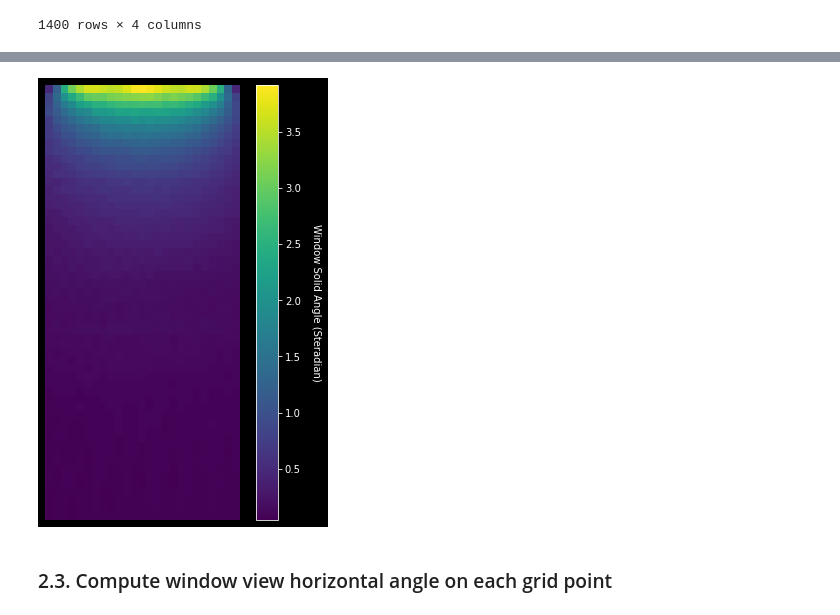
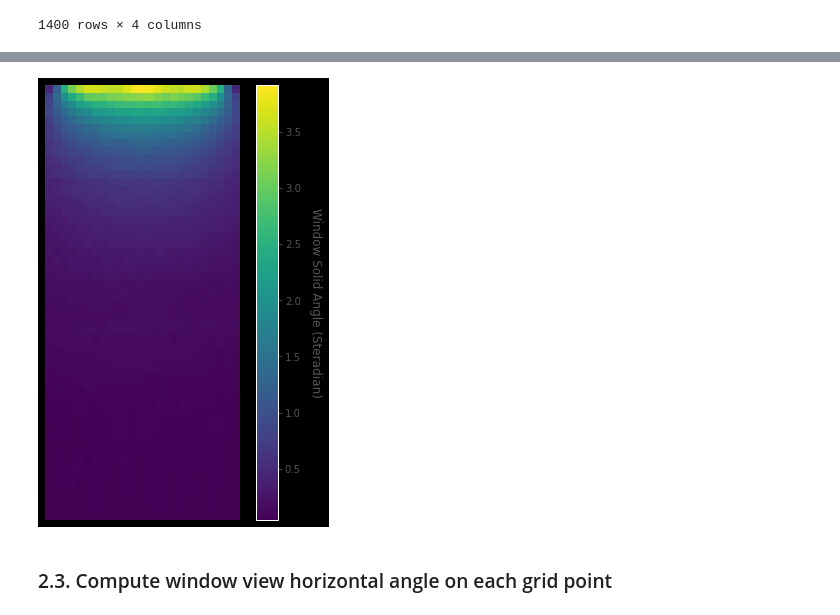
Before and after one commit to shervinazadi/EN_17037_Compliance, a Jupyter notebook: final_notebooks/context_view.ipynb, the cells around one changed output, grey strips where cells are left out. Saved outputs shown, nothing was run; the diff lists cells and outputs as text; code cells hidden in the pictures.

```diff
--- a/final_notebooks/context_view.ipynb
+++ b/final_notebooks/context_view.ipynb
@@ -145,17 +165,20 @@ grid_df
 # %%
-plt.figure(figsize = (6,8))
-plt.imshow(grid_df["window_solid_angle"].to_numpy().reshape((-1, 25)))
+fig = plt.figure(figsize = (6,8))
+plt.style.use(['ggplot'])
+plt.set_cmap('viridis')
+# fig.patch.set_facecolor('white')
+plt.imshow(grid_df["window_solid_angle"].to_numpy().reshape((-1, 25)), interpolation='none')
 
 plt.axis('off')
 cbar = plt.colorbar()
 cbar.ax.get_yaxis().labelpad = 15
 cbar.ax.set_ylabel('Window Solid Angle (Steradian)', rotation=270, ha='center', va='center')
 
 plot_path = os.path.join('plots', project_name + '_window_solid_angle.eps')
 plt.savefig(plot_path, format='eps')
 plt.show()
 # %% [output]
-[figure, old version]
+[figure, new version]
 # %% [markdown]
 ### 2.3. Compute window view horizontal angle on each grid point
 # %%
```
Also changed, not shown: parts of 7 cells of this notebook, 6 other files.
